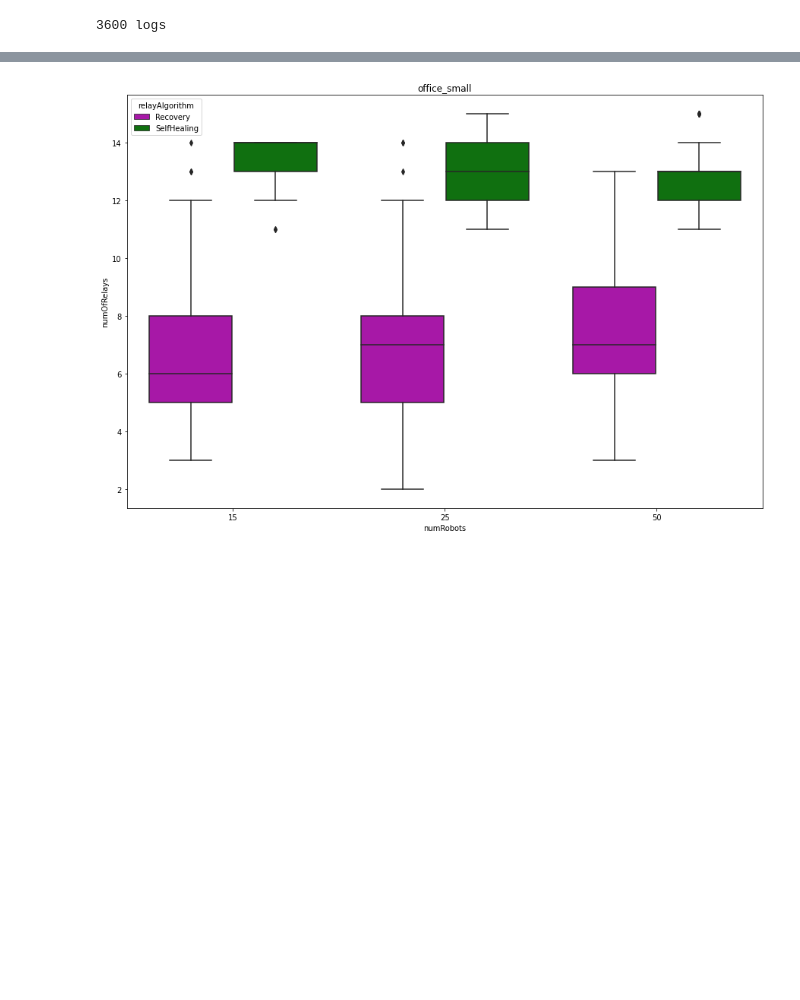
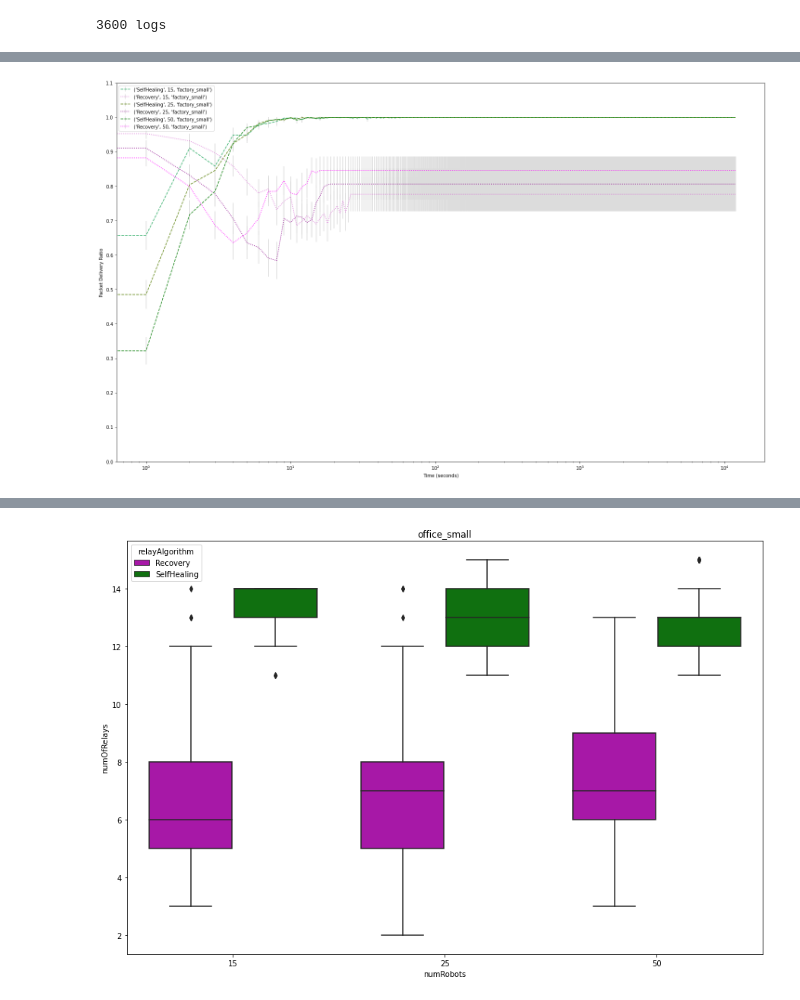
Before and after one commit to openwsn-berkeley/Atlas, a Jupyter notebook: AtlasAnalysis.ipynb, the cells around one changed output, grey strips where cells are left out. Cells and saved outputs as stored; diff of their text form; code cells hidden in the pictures; blank space fills up the shorter version.

```diff
--- a/AtlasAnalysis.ipynb
+++ b/AtlasAnalysis.ipynb
@@ -294,0 +295,85 @@ for floorplan in floorplans:
+# %%
+#============ Plot minimum PDR Vs. Time
+import math
+
+plt.rcParams['pdf.fonttype']   = 42
+plt.rcParams['ps.fonttype']    = 42
+plt.rcParams['figure.figsize'] = [25, 15]
+
+# format -> data = {seed1: {config: {....}}, PDRs: [[1,1,1,1], [1,1,1,1], ...], numOfRelays: [0, 1,2, ..]},
+#                   seed2: {...} , ...}
+data      =  []
+for file in LOGFILES:
+  FILENAME = file
+  # gather
+  with open(FILENAME,'r') as f:
+    lines       = [json.loads(l) for l in f]
+    PDRs        = []
+    numOfRelays = []
+    time        = []
+    for line in lines:
+        if line["type"] == "simSetting":
+            numRobots       = line['simSetting']['numRobots']
+            floorplan       = line['simSetting']['floorplan']
+            relayAlgorithm  = line['simSetting']['relayAlgorithm']
+
+
+        if ((line["type"] == "KPI") and ('PDRs' in line.keys())) :
+            PDRs         += [min(line['PDRs'])]
+            numOfRelays  += [line['numOfRelays']]
+            time         += [line['time']]
+
+    data += [
+        {"numRobots":       numRobots,
+         "floorplan":       floorplan,
+         "relayAlgorithm":  relayAlgorithm,
+         "PDRs":            PDRs,
+         "numOfRelays":     numOfRelays,
+         "time":            time,
+        }
+    ]
+
+floorplans      = list(set([d['floorplan'] for d in data]))
+relayAlgorithms = list(set([d['relayAlgorithm'] for d in data]))
+numRobots       = list(set([d['numRobots'] for d in data]))
+
+numRobots.sort()
+
+for floorplan in floorplans:
+    (fig,ax) = plt.subplots()
+    lines    = {}
+    for value in numRobots:
+        toPlot = {}
+        for relayAlgorithm in relayAlgorithms:
+            toPlot[value] = {"mean": [], "yerr": []}
+            for i in range(max([len(d['PDRs']) for d in data])):
+                try:
+                    (m, h) = mean_confidence_interval(
+                        [
+                         d["PDRs"][i] for d in data            if
+                         d['numRobots']      == value          and
+                         d['floorplan']      == floorplan      and
+                         d['relayAlgorithm'] == relayAlgorithm
+                        ]
+                    )
+                except:
+                    pass
+
+                toPlot[value]["mean"] += [m]
+                toPlot[value]["yerr"] += [h]
+            x                         = range(len(toPlot[value]["mean"]))
+            y                         = toPlot[value]["mean"]
+            yerr                      = toPlot[value]["yerr"]
+            lines[(floorplan, value)] = ax.errorbar(x, y, yerr=yerr, ecolor="gainsboro", linestyle=linestyles[relayAlgorithm],color=linecolors[(value, relayAlgorithm)],label=(relayAlgorithm, value, floorplan))
+
+
+    #convert x-axis to Logarithmic scale
+    plt.xscale("log")
+    plt.xlabel("Time (seconds)")
+    ax.set_yticks(np.arange(0, 1.2, 0.1))
+    plt.ylabel("Packet Delivery Ratio")
+    plt.legend()
+    alllines = lines
+    plt.show()
+# %% [output]
+[figure, added]
```
Also changed, not shown: parts of 4 cells of this notebook, 2 other files.
